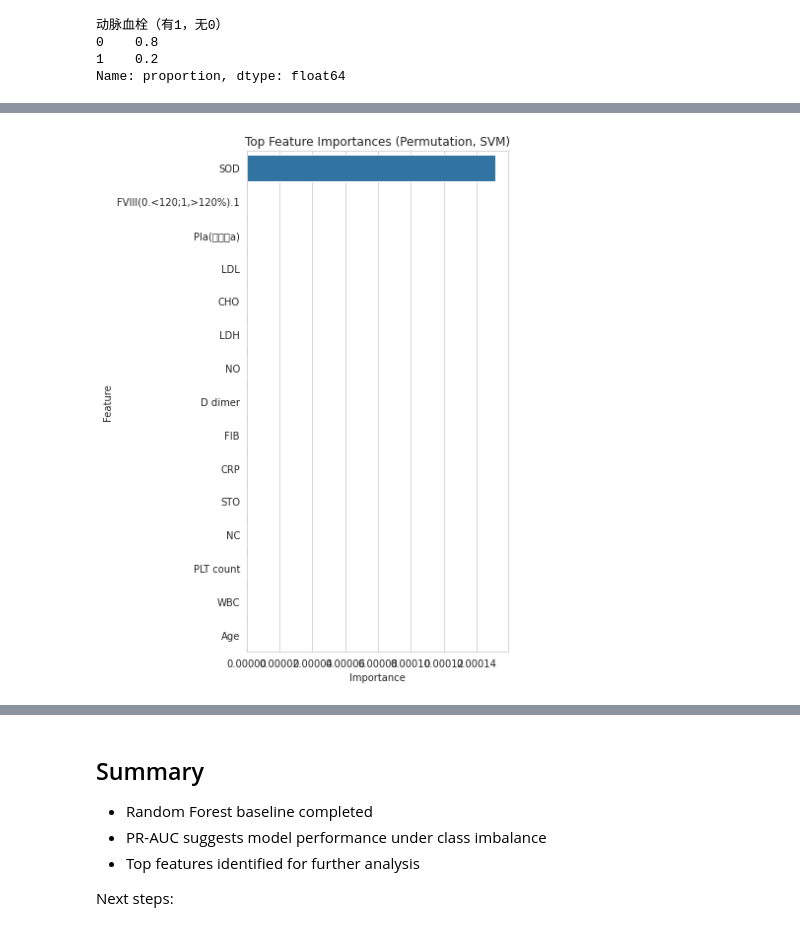
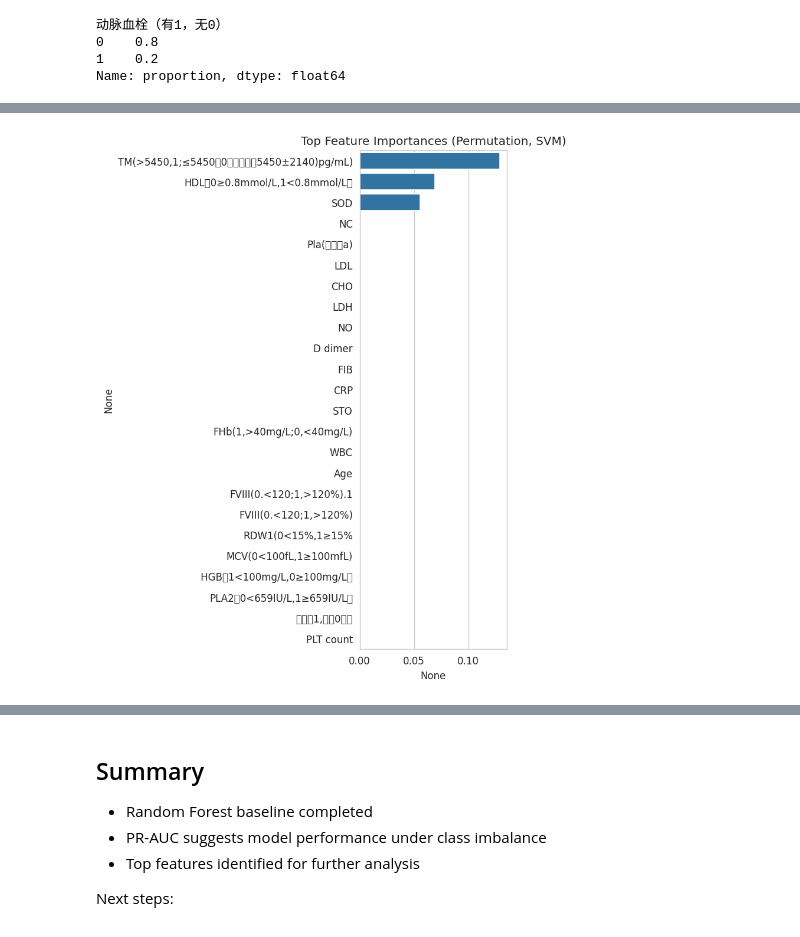
Before and after one commit to enoch321/PLT_Prediction, a Jupyter notebook: notebooks/SVM_3.ipynb, the cells around one changed output, grey strips where cells are left out. Cells and saved outputs as stored; diff of their text form; code cells hidden in the pictures.

```diff
--- a/notebooks/SVM_3.ipynb
+++ b/notebooks/SVM_3.ipynb
@@ -90,7 +92,7 @@ memory usage: 9.1+ KB
 Name: proportion, dtype: float64
 # %%
 id_col_name = df.columns[0]
-DROP_COLS = [id_col_name, TARGET_COL]
+DROP_COLS = [id_col_name, TARGET_COL, "FHb(1,>40mg/L;0,<40mg/L).1", "TM(>5450,1;≤5450，0，正常范围5450±2140)pg/mL).1", "PLA2（0<659IU/L,1≥659IU/L）.1", " HGB（1<100mg/L,2≥100mg/L）", "MCV(0<100fL,1≥100mfL).1", "RDW1(0<15%,1≥15%.1", "HDL（0≥0.8mmol/L,1<0.8mmol/L）.1"]
 X = df.drop(columns=DROP_COLS)
 y = df[TARGET_COL]
 # %%
@@ -198,36 +264,51 @@ plt.show()
 # %%
 from sklearn.inspection import permutation_importance
 
 result = permutation_importance(
-    model,
-    X_train,
-    y_train,
-    n_repeats=50,
-    scoring="roc_auc", # 明确指标
-    random_state=RANDOM_STATE
+    model, X, y,  # 注意：这里传入全量 X, y，模型会自动处理标准化
+    n_repeats=10, # 稍微减少次数以加快速度
+    scoring="roc_auc",
+    random_state=42
 )
 
-feat_imp = pd.Series(
-    result.importances_mean,
-    index=feature_names
-).sort_values(ascending=False)
-
-top_k = 15
-plot_data = feat_imp.head(top_k).reset_index()
-plot_data.columns = ["Feature", "Importance"]
+feat_imp = pd.Series(result.importances_mean, index=X.columns).sort_values(ascending=False)
 
 plt.figure(figsize=(6, 8))
-sns.barplot(
-    data=plot_data,
-    x="Importance",
-    y="Feature",
-    orient="h"
-)
+sns.barplot(x=feat_imp, y=feat_imp.index)
 plt.title("Top Feature Importances (Permutation, SVM)")
 plt.tight_layout()
 plt.show()
+
+# result = permutation_importance(
+#     model,
+#     X_train,
+#     y_train,
+#     n_repeats=50,
+#     scoring="roc_auc", # 明确指标
+#     random_state=RANDOM_STATE
+# )
+
+# feat_imp = pd.Series(
+#     result.importances_mean,
+#     index=feature_names
+# ).sort_values(ascending=False)
+
+# top_k = 15
+# plot_data = feat_imp.head(top_k).reset_index()
+# plot_data.columns = ["Feature", "Importance"]
+
+# plt.figure(figsize=(6, 8))
+# sns.barplot(
+#     data=plot_data,
+#     x="Importance",
+#     y="Feature",
+#     orient="h"
+# )
+# plt.title("Top Feature Importances (Permutation, SVM)")
+# plt.tight_layout()
+# plt.show()
 # %% [output]
-[figure, old version]
+[figure, new version]
 # %%
 metrics_df.to_csv("../outputs/svm_metrics_03.csv")
 feat_imp.to_csv("../outputs/svm_feature_importance_03.csv")
```
Also changed, not shown: parts of 10 cells of this notebook, 18 other files.
